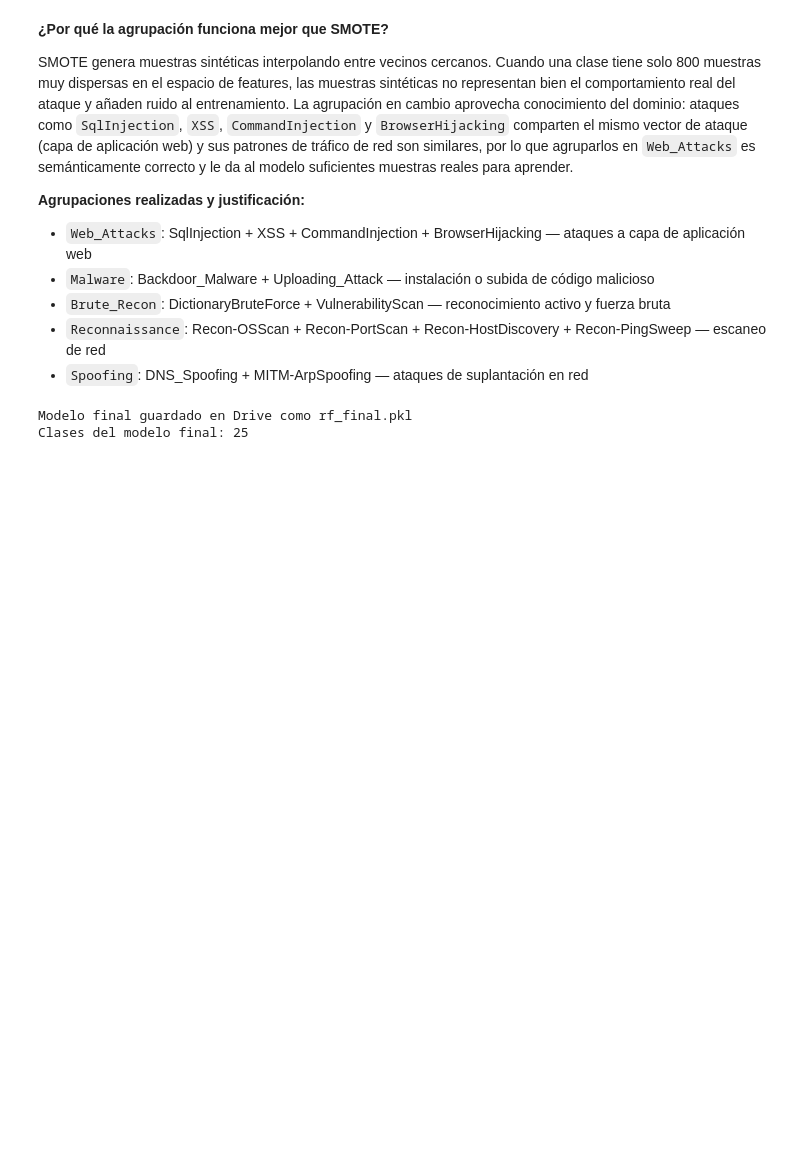
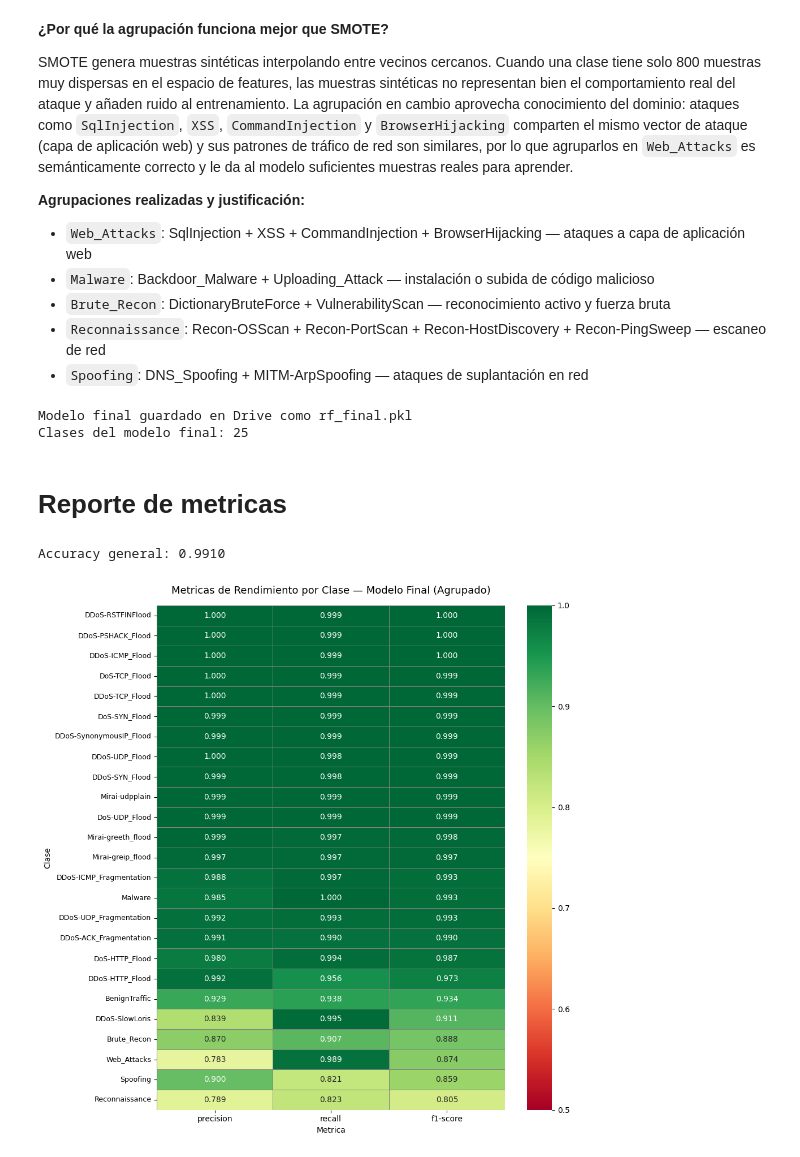
Before and after one commit to xtsebas/iot-intrusion-detection-ml, a Jupyter notebook: notebooks/05_model_implementation.ipynb, the cells around one changed output. Cells and saved outputs as stored; diff of their text form; code cells hidden in the pictures; blank space fills up the shorter version.

Commit message:
feat: classification report

```diff
--- a/notebooks/05_model_implementation.ipynb
+++ b/notebooks/05_model_implementation.ipynb
@@ -918,3 +918,33 @@ print(f'Clases del modelo final: {len(clases_agrupadas)}')
 # %% [output]
 Modelo final guardado en Drive como rf_final.pkl
 Clases del modelo final: 25
+# %% [markdown]
+# Reporte de metricas
+# %%
+from sklearn.metrics import classification_report, accuracy_score, roc_curve, auc
+from sklearn.preprocessing import label_binarize
+
+report_final = classification_report(y_test_agr, y_pred_agr, target_names=clases_agrupadas, output_dict=True)
+df_report_final = pd.DataFrame(report_final).T.iloc[:-3]
+df_report_final = df_report_final[['precision', 'recall', 'f1-score', 'support']].round(4)
+df_report_final['support'] = df_report_final['support'].astype(int)
+df_report_final = df_report_final.sort_values('f1-score', ascending=False)
+
+print(f'Accuracy general: {accuracy_score(y_test_agr, y_pred_agr):.4f}')
+print()
+
+fig, ax = plt.subplots(figsize=(10, 10))
+sns.heatmap(df_report_final[['precision', 'recall', 'f1-score']],
+            annot=True, fmt='.3f', cmap='RdYlGn',
+            vmin=0.5, vmax=1.0, ax=ax,
+            linewidths=0.5, linecolor='gray')
+ax.set_title('Metricas de Rendimiento por Clase — Modelo Final (Agrupado)', fontsize=13, pad=15)
+ax.set_xlabel('Metrica')
+ax.set_ylabel('Clase')
+ax.tick_params(axis='y', labelsize=9)
+plt.tight_layout()
+plt.savefig(f'{DRIVE_PATH}metrics_heatmap_final.png', bbox_inches='tight', dpi=150)
+plt.show()
+# %% [output]
+Accuracy general: 0.9910
+[figure, added]
```
Also changed, not shown: parts of 1 cell of this notebook.
